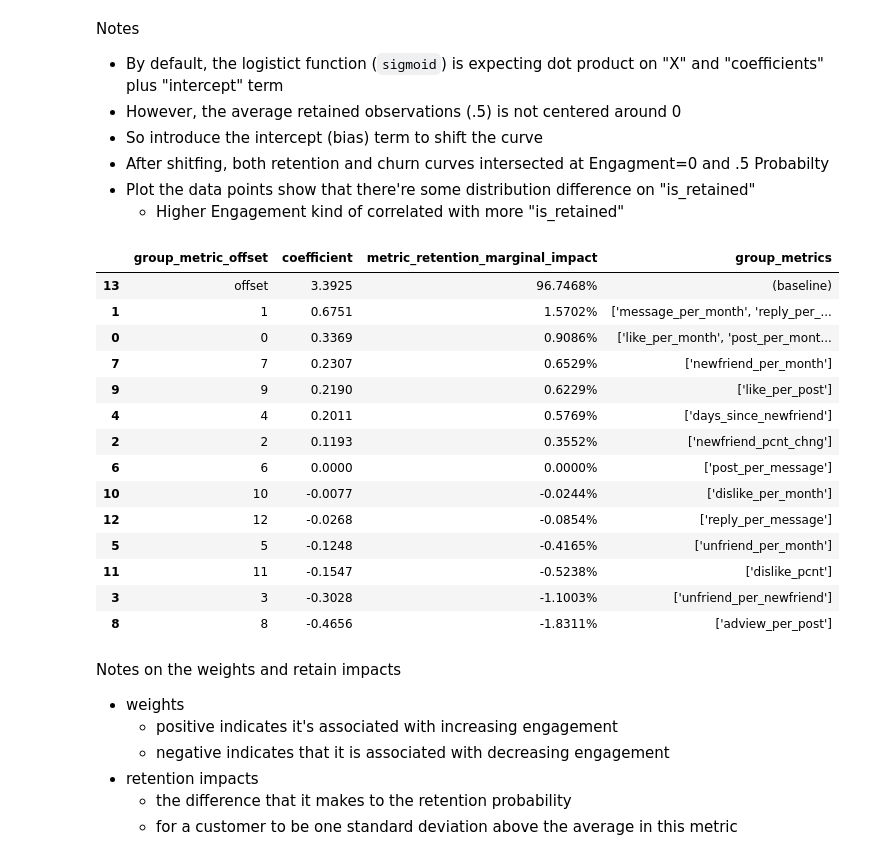
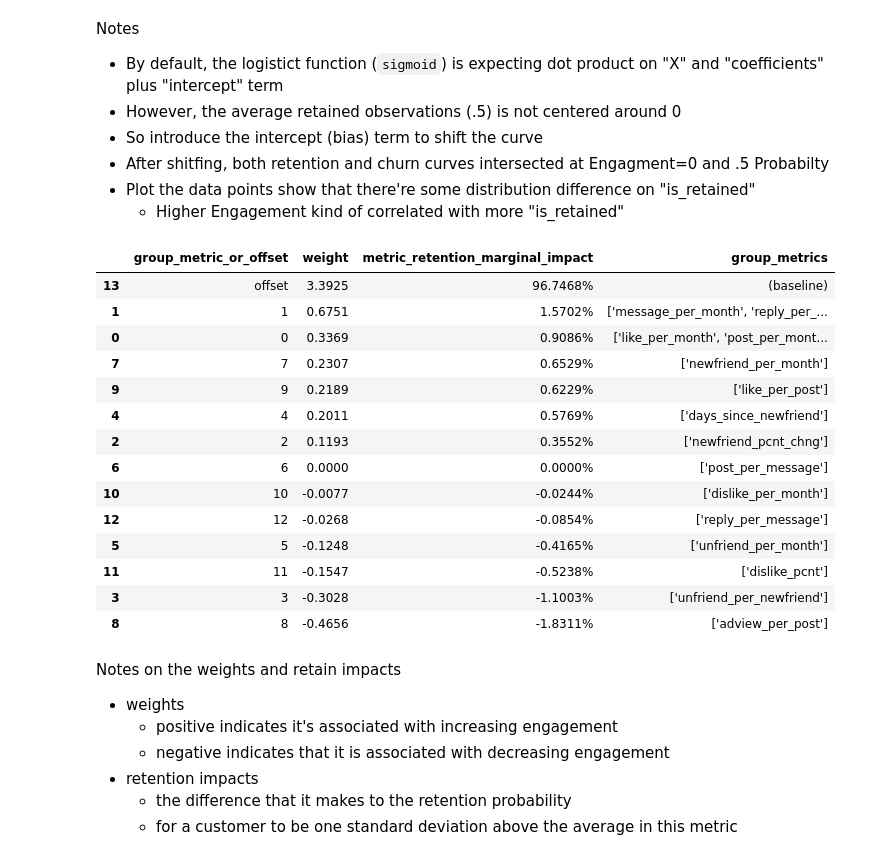
Before and after one commit to davilayang/fight-churn, a Jupyter notebook: notebooks/08-prediction.ipynb, the cells around one changed output. Drawn from its saved outputs; the diff is of its cells as text; code cells hidden in the pictures.

```diff
--- a/notebooks/08-prediction.ipynb
+++ b/notebooks/08-prediction.ipynb
@@ -295,11 +333,13 @@ stats[(stats["skew"] > thresh) & (stats["min"] < 0)]
 # from fightchurn.listings.chap7.listing_7_5_fat_tail_scores import fat_tail_scores
 # fat_tail_scores??
 
-def transform_skew_columns(data, skew_col_names):
+def transform_skew_columns(data: pd.DataFrame, skew_col_names: List[str]):
+    """Inplace update the skewed columns"""
     for col in skew_col_names:
         data[col] = np.log(1.0 + data[col])
 
-def transform_fattail_columns(data, fattail_col_names):
+def transform_fattail_columns(data: pd.DataFrame, fattail_col_names: List[str]):
+    """Inplace update the failtail columns"""
     for col in fattail_col_names:
         data[col] = np.log(data[col] + np.sqrt(np.power(data[col],2) + 1.0))
 
@@ -656,7 +696,7 @@ def calculate_retention_impacts(model: LogisticRegression) -> Tuple[npt.NDArray,
         β0 is the bias (intercept) term
         β1...βn are the weights (coefficients)
 
-    N.B. the give scored group metrics have been processed to have mean=0 and std=1
+    N.B. the give scored group metrics (X) have been processed to have mean=0 and std=1
 
     OUTPUTS:
       metric_retain_impacts - marginal probability for a metric having 1 std higher than average
@@ -667,21 +707,19 @@ def calculate_retention_impacts(model: LogisticRegression) -> Tuple[npt.NDArray,
     coefs = model.coef_[0]
     intercept = model.intercept_
 
-    # Average observation is when every metric equals to mean (0)
+    # Average observation is when every metric equals to mean (0), i.e. x1...xn are all 0
     average_obs =  np.zeros((n_feat, ))
-
     average_retain_prob = sigmoid(np.dot(average_obs, coefs) + intercept)
 
     # Only one metric has value=1, others are 0
     # n.b. since std=1, it also means the observation is 1 std higher than average on that given metric
     only_one_metric_obs = pd.DataFrame(np.eye(n_feat)) # each column is a metric group, each row is a pseudo observation
-
     metric_retain_probs = []
     for idx, row in only_one_metric_obs.iterrows():
         metric_retain_probs.append(sigmoid(np.dot(row.values, coefs) + intercept))
     metric_retain_probs = np.array(metric_retain_probs)
 
-    # For each metric, get its marginal impact on retention probabilty, comparing to average
+    # For each metric, get its marginal impact on retention probabilty, as the difference to average
     # n.b. since data is 1 std higher than average, it's 1 std impact
     metric_retain_impacts = metric_retain_probs.ravel() - average_retain_prob
 
@@ -692,9 +730,9 @@ def save_regression_summary(model: LogisticRegression, cluster_groups: pd.DataFr
     one_stdev_impact, average_retain = calculate_retention_impacts(model)
 
     model_summary = pd.DataFrame.from_dict({
-        'group_metric_offset':  np.append(cluster_groups.index,'offset'),
+        'group_metric_or_offset':  np.append(cluster_groups.index,'offset'),
         'weight': np.append(model.coef_[0], model.intercept_),
-        'retain_impact' : np.append(one_stdev_impact, average_retain),
+        'metric_retention_marginal_impact' : np.append(one_stdev_impact, average_retain),
         'group_metrics' : np.append(cluster_groups.metrics, '(baseline)')
     })
 
@@ -785,19 +823,19 @@ Notes
 # %%
 with pd.option_context('display.max_colwidth', 120, "precision", 4):
     display(
-        model_summary.assign(retain_impact=lambda d: (d.retain_impact * 100))
-        .rename(columns={"weight": "coefficient", "retain_impact": "metric_retention_marginal_impact"})
+        model_summary.assign(metric_retention_marginal_impact=lambda d: (d.metric_retention_marginal_impact * 100))
+        # .rename(columns={"weight": "coefficient", "retain_impact": "metric_retention_marginal_impact"})
         .sort_values("metric_retention_marginal_impact", ascending=False)
         .style.format({"metric_retention_marginal_impact": "{:,.4f}%".format,})
     )
 # default is 50
 # %% [output]
-|  | group_metric_offset | coefficient | metric_retention_marginal_impact | group_metrics |
+|  | group_metric_or_offset | weight | metric_retention_marginal_impact | group_metrics |
 | 13 | offset | 3.3925 | 96.7468% | (baseline) |
 | 1 | 1 | 0.6751 | 1.5702% | ['message_per_month', 'reply_per_... |
 | 0 | 0 | 0.3369 | 0.9086% | ['like_per_month', 'post_per_mont... |
 | 7 | 7 | 0.2307 | 0.6529% | ['newfriend_per_month'] |
-| 9 | 9 | 0.2190 | 0.6229% | ['like_per_post'] |
+| 9 | 9 | 0.2189 | 0.6229% | ['like_per_post'] |
 | 4 | 4 | 0.2011 | 0.5769% | ['days_since_newfriend'] |
 | 2 | 2 | 0.1193 | 0.3552% | ['newfriend_pcnt_chng'] |
 | 6 | 6 | 0.0000 | 0.0000% | ['post_per_message'] |
```
Also changed, not shown: parts of 30 cells of this notebook, 1 other file.
